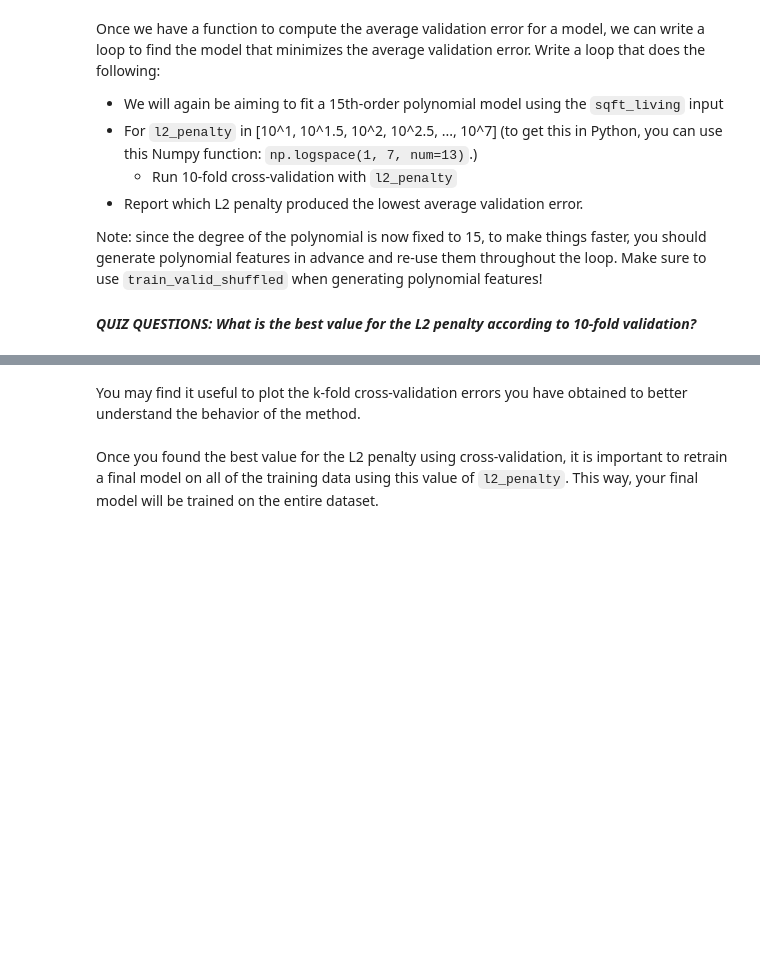
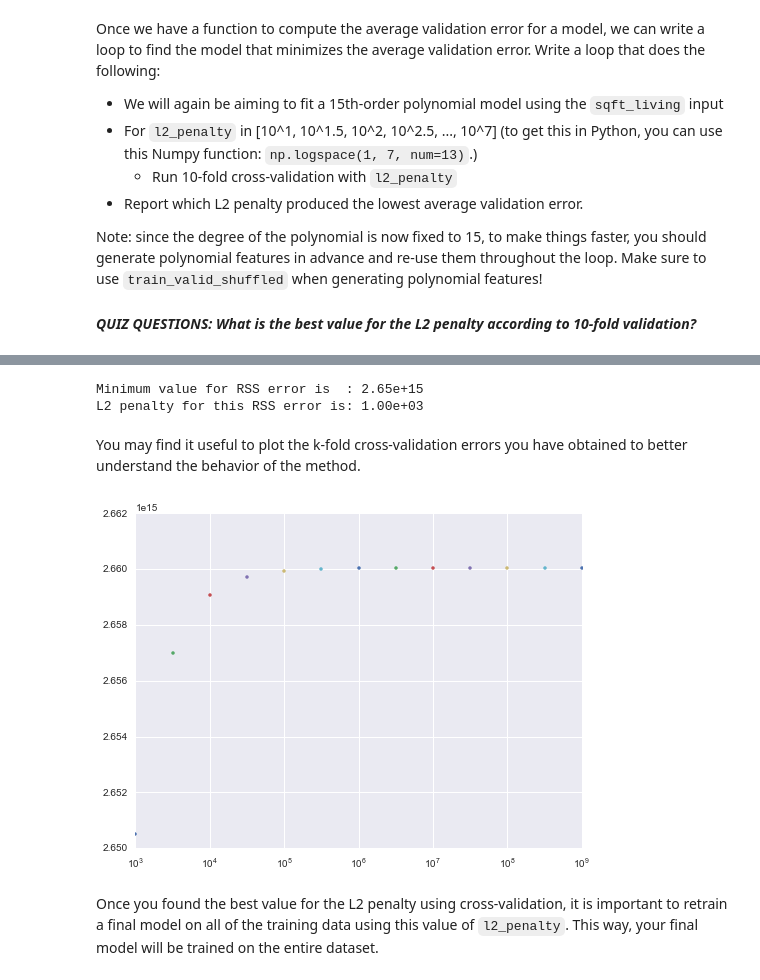
Before and after one commit to Santana9937/Coursera_ML_Specialization, a Jupyter notebook: Week_4_Ridge_Regression/assign_1_ridge-regression.ipynb, the cells around one changed output, grey strips where cells are left out. Saved outputs shown, nothing was run; the diff lists cells and outputs as text; code cells hidden in the pictures; blank space fills up the shorter version.

```diff
--- a/Week_4_Ridge_Regression/assign_1_ridge-regression.ipynb
+++ b/Week_4_Ridge_Regression/assign_1_ridge-regression.ipynb
@@ -311,5 +369,3 @@ Now we are ready to implement k-fold cross-validation. Write a function that com
   * Form training set by appending slice (end+1:n) to the end of slice (0:start).
   * Train a linear model using training set just formed, with a given l2_penalty
   * Compute validation error using validation set just formed
-# %%
-def k_fold_cross_validation(k, l2_penalty, data, output_name, features_list):
@@ -321,5 +409,16 @@ Once we have a function to compute the average validation error for a model, we
 * Report which L2 penalty produced the lowest average validation error.
 
 Note: since the degree of the polynomial is now fixed to 15, to make things faster, you should generate polynomial features in advance and re-use them throughout the loop. Make sure to use `train_valid_shuffled` when generating polynomial features!
+# %%
+l2_penalty_list = np.logspace(3, 9, num=13)
+# %%
+poly_15_dframe = polynomial_dataframe(train_valid_shuffled['sqft_living'], 15)
+output_values = train_valid_shuffled['price']
+# %%
+l2_RSS_list = []
+for l2_pen in l2_penalty_list:
+
+    RSS_error = k_fold_cross_validation(10, l2_pen, poly_15_dframe, output_values)
+    l2_RSS_list.append( (RSS_error, l2_pen) )
 # %% [markdown]
 ***QUIZ QUESTIONS:  What is the best value for the L2 penalty according to 10-fold validation?***
@@ -326,2 +441,8 @@ Note: since the degree of the polynomial is now fixed to 15, to make things fast
+# %%
+print 'Minimum value for RSS error is  : %.2e' %min(l2_RSS_list)[0]
+print 'L2 penalty for this RSS error is: %.2e' %min(l2_RSS_list)[1]
+# %% [output]
+Minimum value for RSS error is  : 2.65e+15
+L2 penalty for this RSS error is: 1.00e+03
 # %% [markdown]
 You may find it useful to plot the k-fold cross-validation errors you have obtained to better understand the behavior of the method.
@@ -331,2 +449,24 @@ You may find it useful to plot the k-fold cross-validation errors you have obtai
+# %%
+# Plot the l2_penalty values in the x axis and the cross-validation error in the y axis.
+# Using plt.xscale('log') will make your plot more intuitive.
+
+plt.figure(figsize=(8,6))
+plt.plot(l2_RSS_list[0][1], l2_RSS_list[0][0],'.')
+plt.hold(True)
+#
+for i in range(1,len(l2_RSS_list)):
+    plt.plot( l2_RSS_list[i][1], l2_RSS_list[i][0], '.' )
+#
+plt.hold(False)
+plt.xscale('log')
+#
+#plt.xlabel('Living Area (ft^2)', fontsize=16)
+#plt.ylabel('House Price ($)', fontsize=16)
+#plt.title('4 Diff. 15th Deg. Polynomial Regr. Models, Large L2 Penalty', fontsize=16)
+#plt.axis([0.0, 14000.0, 0.0, 8000000.0])
+#
+plt.show()
+# %% [output]
+[figure, added]
 # %% [markdown]
 Once you found the best value for the L2 penalty using cross-validation, it is important to retrain a final model on all of the training data using this value of `l2_penalty`.  This way, your final model will be trained on the entire dataset.
```
Also changed, not shown: parts of 19 cells of this notebook.
